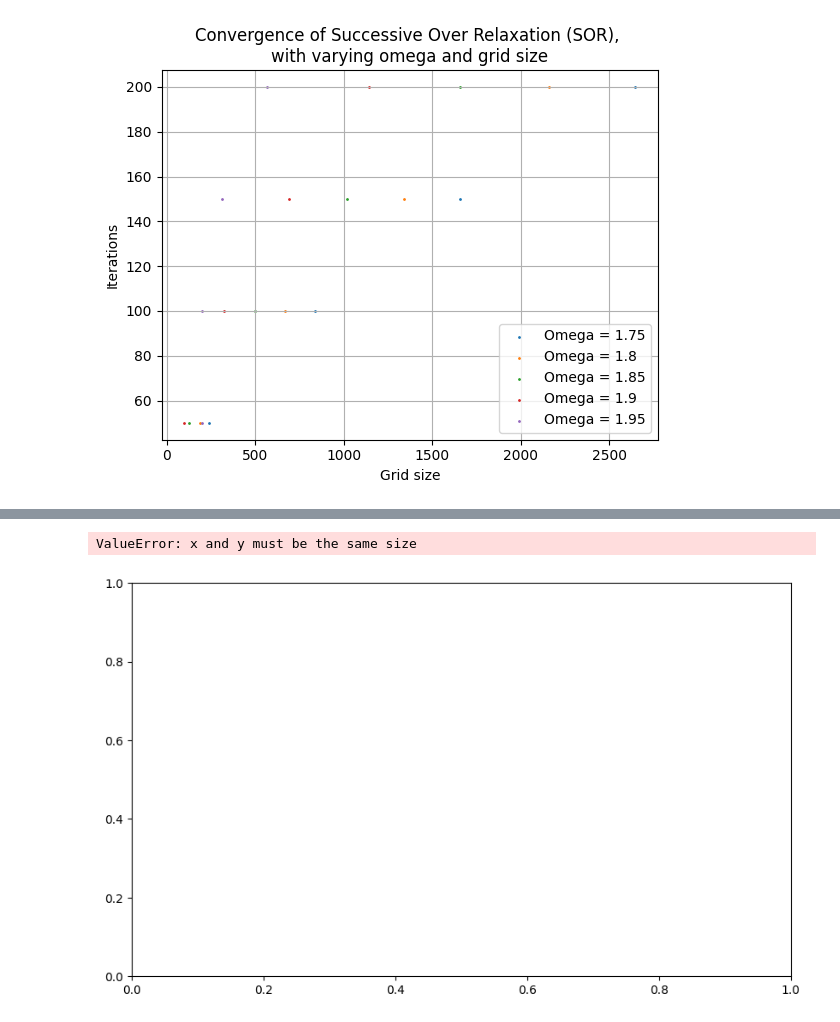
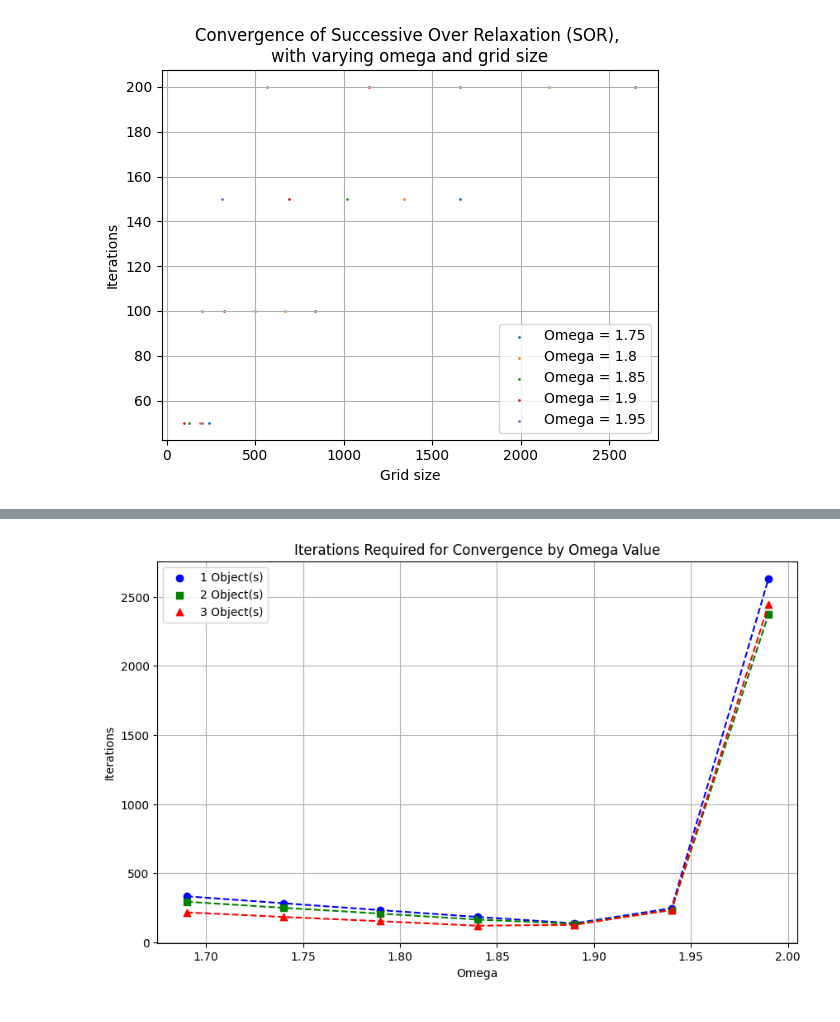
Before and after one commit to koenweverink/ScientificComputing, a Jupyter notebook: Set1.ipynb, the cells around one changed output, grey strips where cells are left out. Drawn from its saved outputs; the diff is of its cells as text; code cells hidden in the pictures.

```diff
--- a/Set1.ipynb
+++ b/Set1.ipynb
@@ -777,36 +795,31 @@ plt.show()
 # %%
-objects = [(10, 10, 5, 5), (10, 35, 5, 5)]
+objects = [(15, 10, 5, 5), (5, 22, 5, 5), (30, 22, 5, 5), (15, 35, 5, 5)]
 
 # Prepare the plot
 plt.figure(figsize=(10, 6))  # Adjust the size as needed
 
 colors = ['blue', 'green', 'red']  # Different colors for different numbers of objects
 markers = ['o', 's', '^']  # Different markers for different numbers of objects
 
 for num_objects, color, marker in zip(range(1, len(objects) + 1), colors, markers):
     omega_values = np.arange(1.69, 1.99, 0.05)
     iterations = []
 
-    for idx, obj in enumerate(objects):
-        # Reset the object mask for each individual object
-        object_mask = np.zeros((grid_size, grid_size))
-        x, y, w, h = obj
-        object_mask[x:x+w, y:y+h] = 1  # Place only the current object on the grid
-
-        # Simulate diffusion with just the current object
+    for omega in omega_values:
+        current_objects = objects[:num_objects]
+        object_mask = place_objects_on_grid(grid_size, current_objects)
         u_sor, iteration, _ = simulate_diffusion_sor_with_objects(grid_size, epsilon, omega, object_mask)
-
+        iterations.append(iteration)
 
     # Plotting the omega vs iteration for the current number of objects in the same plot
     plt.scatter(omega_values, iterations, color=color, marker=marker, label=f'{num_objects} Object(s)')
     plt.plot(omega_values, iterations, color=color, linestyle='--')  # Connect points for better visibility
 
 plt.title('Iterations Required for Convergence by Omega Value')
 plt.xlabel('Omega')
 plt.ylabel('Iterations')
 plt.legend()
 plt.grid(True)
 plt.show()
 # %% [output]
-ValueError: x and y must be the same size
-[figure, old version]
+[figure, new version]
```
Also changed, not shown: parts of 1 cell of this notebook.
